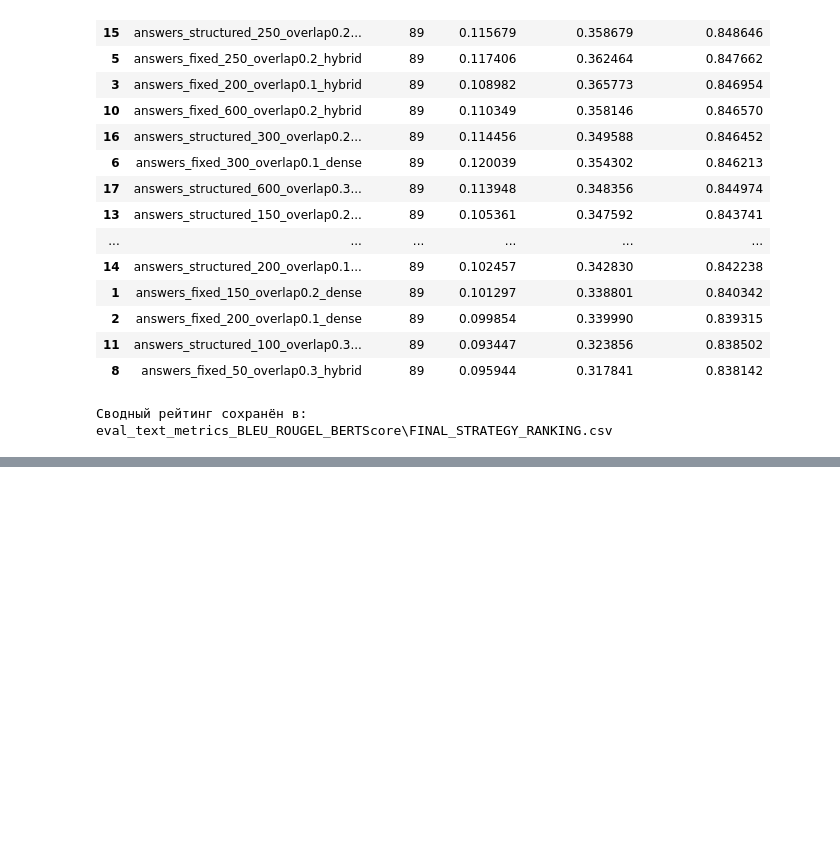
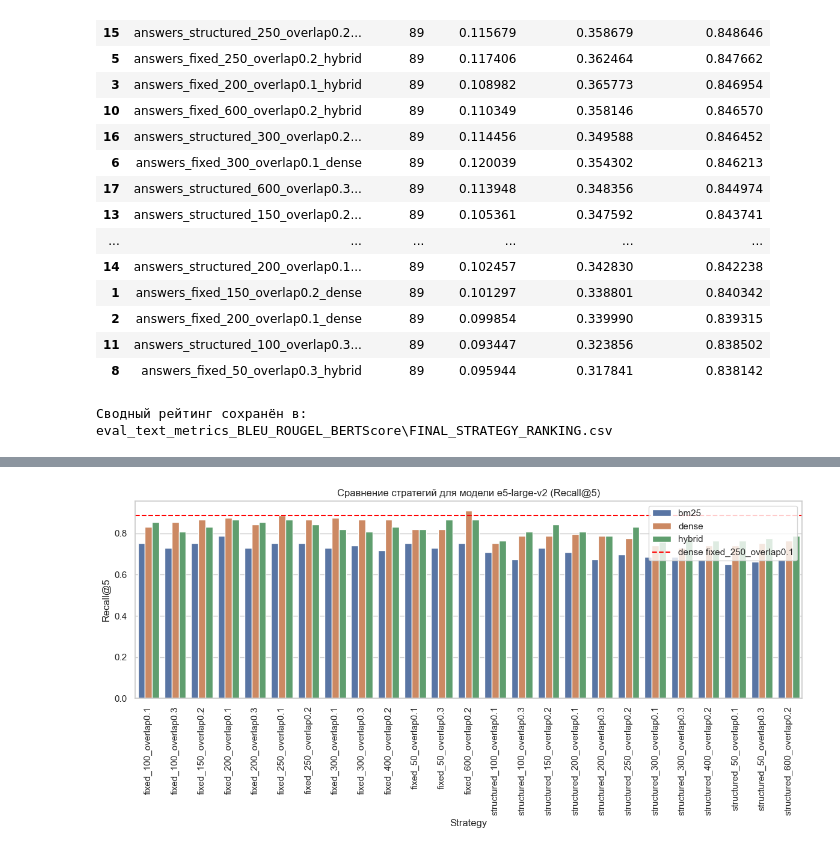
Before and after one commit to vsevolod-anlst/vkr, a Jupyter notebook: in_notebooks/01_parse_and_chunk.ipynb, the cells around one changed output, grey strips where cells are left out. Cells and saved outputs as stored; diff of their text form; code cells hidden in the pictures; blank space fills up the shorter version.

```diff
--- a/in_notebooks/01_parse_and_chunk.ipynb
+++ b/in_notebooks/01_parse_and_chunk.ipynb
@@ -3177,0 +3195,95 @@ print("Сводный комбинированный рейтинг сохран
+# %%
+import json
+import os
+import matplotlib.pyplot as plt
+import seaborn as sns
+import pandas as pd
+
+folders = {
+    "e5-large-v2": "metrics",
+    "bge-large-en-v1.5": "metrics_bge_large_en_v_poltora"
+}
+
+data = []
+for model, folder in folders.items():
+    for fname in os.listdir(folder):
+        if fname.endswith(".json"):
+            strategy = fname.replace("metrics_", "").replace(".json", "")
+            with open(os.path.join(folder, fname), "r") as f:
+                metrics = json.load(f)
+            for retriever, vals in metrics.items():
+
+                # 🔥 ТЕПЕРЬ ТОЛЬКО ОДНА МЕТРИКА
+                score = vals["Recall@5"]
+
+                data.append({
+                    "Model": model,
+                    "Strategy": strategy,
+                    "Retriever": retriever,
+                    "Score": score
+                })
+
+df = pd.DataFrame(data)
+
+# -----------------------------
+# 🔥 ФИЛЬТРАЦИЯ: оставляем стратегии через одну
+# -----------------------------
+
+filtered_df = pd.DataFrame()
+
+for model in df["Model"].unique():
+    subset = df[df["Model"] == model]
+
+    strategies = sorted(subset["Strategy"].unique())
+    reduced = strategies[::2]
+
+    if model == "e5-large-v2":
+        must_keep = "fixed_250_overlap0.1"
+    else:
+        must_keep = "fixed_400_overlap0.3"
+
+    if must_keep not in reduced:
+        reduced.append(must_keep)
+
+    filtered_df = pd.concat([filtered_df, subset[subset["Strategy"].isin(reduced)]])
+
+df = filtered_df.reset_index(drop=True)
+
+# -----------------------------
+# 🔥 ВИЗУАЛИЗАЦИЯ
+# -----------------------------
+
+sns.set(style="whitegrid")
+
+for model in df["Model"].unique():
+    plt.figure(figsize=(12,6))
+    subset = df[df["Model"] == model]
+
+    sns.barplot(
+        data=subset,
+        x="Strategy", y="Score", hue="Retriever"
+    )
+
+    plt.title(f"Сравнение стратегий для модели {model} (Recall@5)")
+    plt.xticks(rotation=90, ha="center")
+    plt.ylabel("Recall@5")
+    plt.legend(title="Retriever")
+
+    # --- Добавляем линии ---
+    if model == "e5-large-v2":
+        target = subset[(subset["Strategy"] == "fixed_250_overlap0.1") & (subset["Retriever"] == "dense")]
+        if not target.empty:
+            yval = target["Score"].values[0]
+            plt.axhline(y=yval, color="red", linestyle="--", label="dense fixed_250_overlap0.1")
+
+    elif model == "bge-large-en-v1.5":
+        target = subset[(subset["Strategy"] == "fixed_400_overlap0.3") & (subset["Retriever"] == "dense")]
+        if not target.empty:
+            yval = target["Score"].values[0]
+            plt.axhline(y=yval, color="red", linestyle="--", label="dense fixed_400_overlap0.3")
+
+    plt.legend()
+    plt.tight_layout()
+    plt.show()
+# %% [output]
+[figure, added]
```
Also changed, not shown: parts of 34 cells of this notebook, 2 other files.
